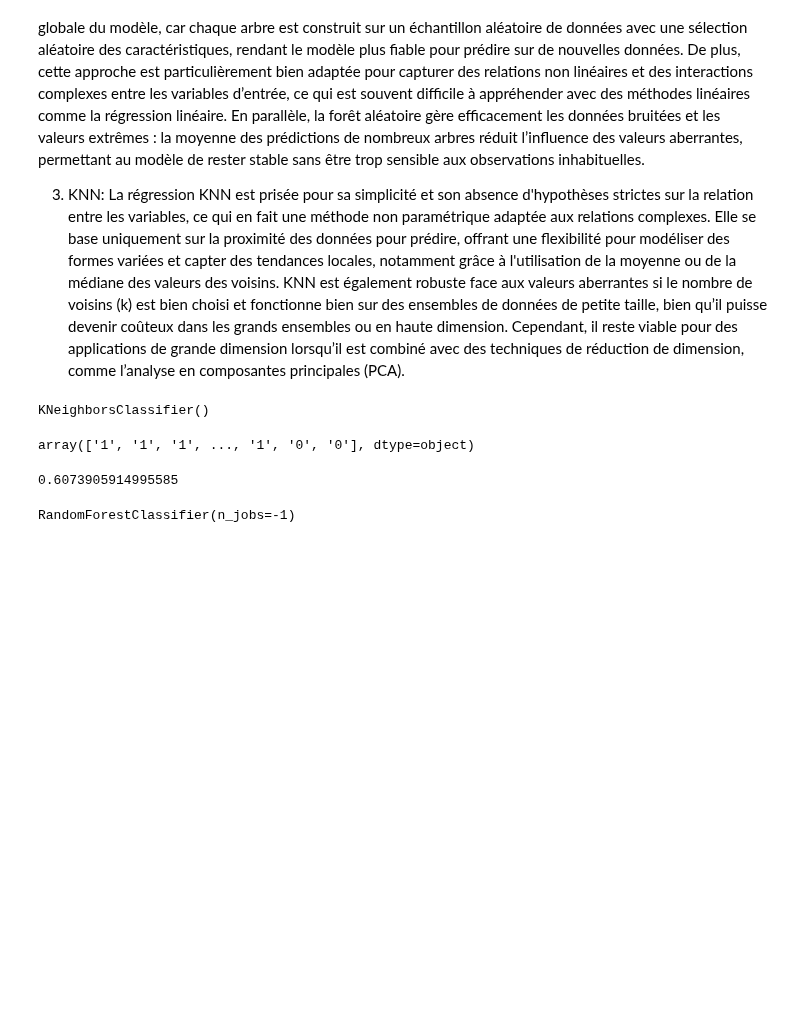
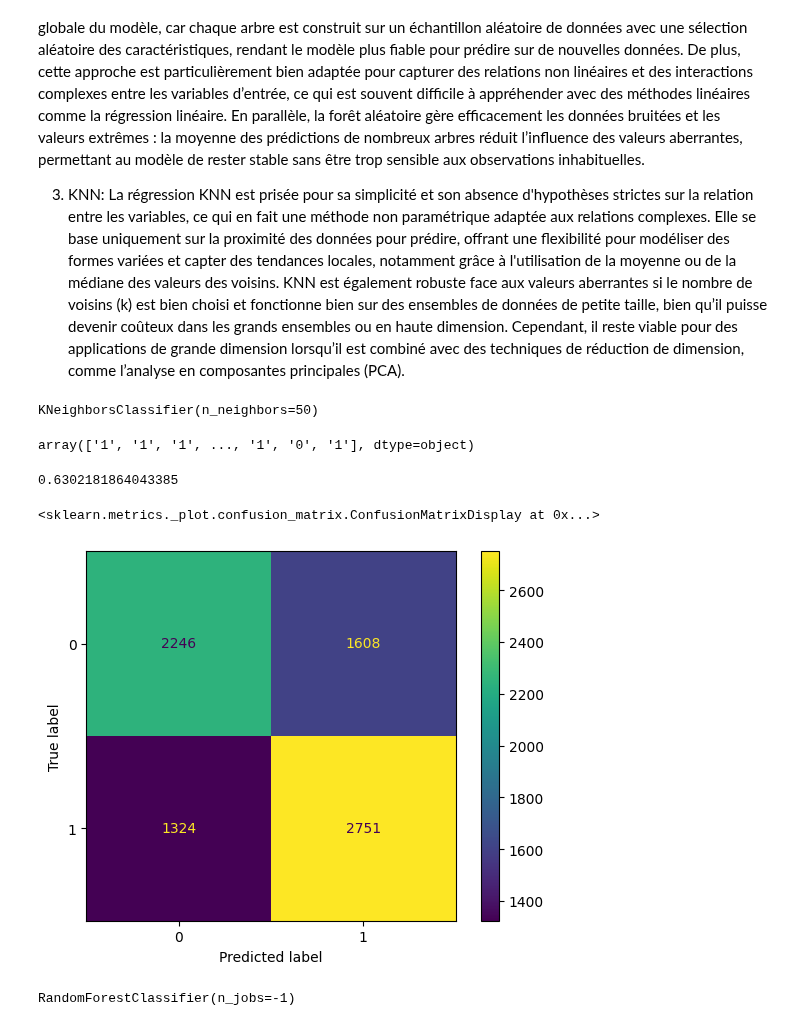
Before and after one commit to bigirimanainnocent12/Apprentissage_automatique, a Jupyter notebook: Apprentissage_Automatique.ipynb, the cells around one changed output. Saved outputs shown, nothing was run; the diff lists cells and outputs as text; code cells hidden in the pictures; blank space fills up the shorter version.

```diff
--- a/Apprentissage_Automatique.ipynb
+++ b/Apprentissage_Automatique.ipynb
@@ -285,34 +219,53 @@ x=DF.drop([' shares','url'],axis=1)
 # %%
 def z(shares):
   # Use apply to apply the function element-wise to the Series
-  return shares.apply(lambda x: '1' if x <= 1400 else '0')
+  return shares.apply(lambda x: '1' if x <= 1400 else '0').astype("category")
 
-Y = z(DF[' shares'])
+Y = pd.DataFrame(z(DF[' shares']))
 # %%
 from sklearn.model_selection import train_test_split
 X_train, X_test, y_train, y_test = train_test_split(x, Y, test_size=0.2, random_state=42)
 # %%
-X_train_co=X_train.copy()
-X_test_co=X_test.copy()
+X_train_quanti=X_train.select_dtypes(include=['int64','float64']).copy()
+X_test_quanti=X_test.select_dtypes(include=['int64','float64']).copy()
+
+x_train_quali=X_train.select_dtypes(include=['object']).copy()
+x_test_quali=X_test.select_dtypes(include=['object']).copy()
 from sklearn.preprocessing import StandardScaler
-scaler=StandardScaler()
-X_train_scaler=scaler.fit_transform(X_train_co)
-X_test_scaler=scaler.transform(X_test_co)
+
+scaler = StandardScaler()
+X_train_scaled = scaler.fit_transform(X_train_quanti)
+X_test_scaled = scaler.transform(X_test_quanti)
+# %%
+import pandas as pd
+
+# Convert the scaled numpy arrays back to DataFrames
+X_train_scaled = pd.DataFrame(X_train_scaled, index=X_train_quanti.index, columns=X_train_quanti.columns)
+X_test_scaled = pd.DataFrame(X_test_scaled, index=X_test_quanti.index, columns=X_test_quanti.columns)
+
+# Now you can concatenate
+X_train_processed = pd.concat([X_train_scaled, x_train_quali], axis=1)
+X_test_processed = pd.concat([X_test_scaled, x_test_quali], axis=1)
 # %%
-from ast import mod
-mod=KNeighborsClassifier(n_neighbors=5)
-mod.fit(X_train_scaler,y_train)
+mod=KNeighborsClassifier(n_neighbors=50)
+mod.fit(X_train_processed,y_train)
 # %% [output]
-KNeighborsClassifier()
+KNeighborsClassifier(n_neighbors=50)
 # %%
-mod.predict(X_test_scaler)
+mod.predict(X_test_processed)
 # %% [output]
-array(['1', '1', '1', ..., '1', '0', '0'], dtype=object)
+array(['1', '1', '1', ..., '1', '0', '1'], dtype=object)
 # %%
 from sklearn.metrics import accuracy_score
-accuracy_score(y_test,mod.predict(X_test_scaler))
+accuracy_score(y_test,mod.predict(X_test_processed))
 # %% [output]
-0.6073905914995585
+0.6302181864043385
+# %%
+from sklearn.metrics import ConfusionMatrixDisplay
+ConfusionMatrixDisplay.from_estimator(mod,X_test_processed,y_test)
+# %% [output]
+<sklearn.metrics._plot.confusion_matrix.ConfusionMatrixDisplay at 0x...>
+[figure, added]
 # %%
 from sklearn.ensemble import RandomForestClassifier
 mod1=RandomForestClassifier(n_estimators=100,n_jobs=-1)
```
Also changed, not shown: parts of 21 cells of this notebook.
